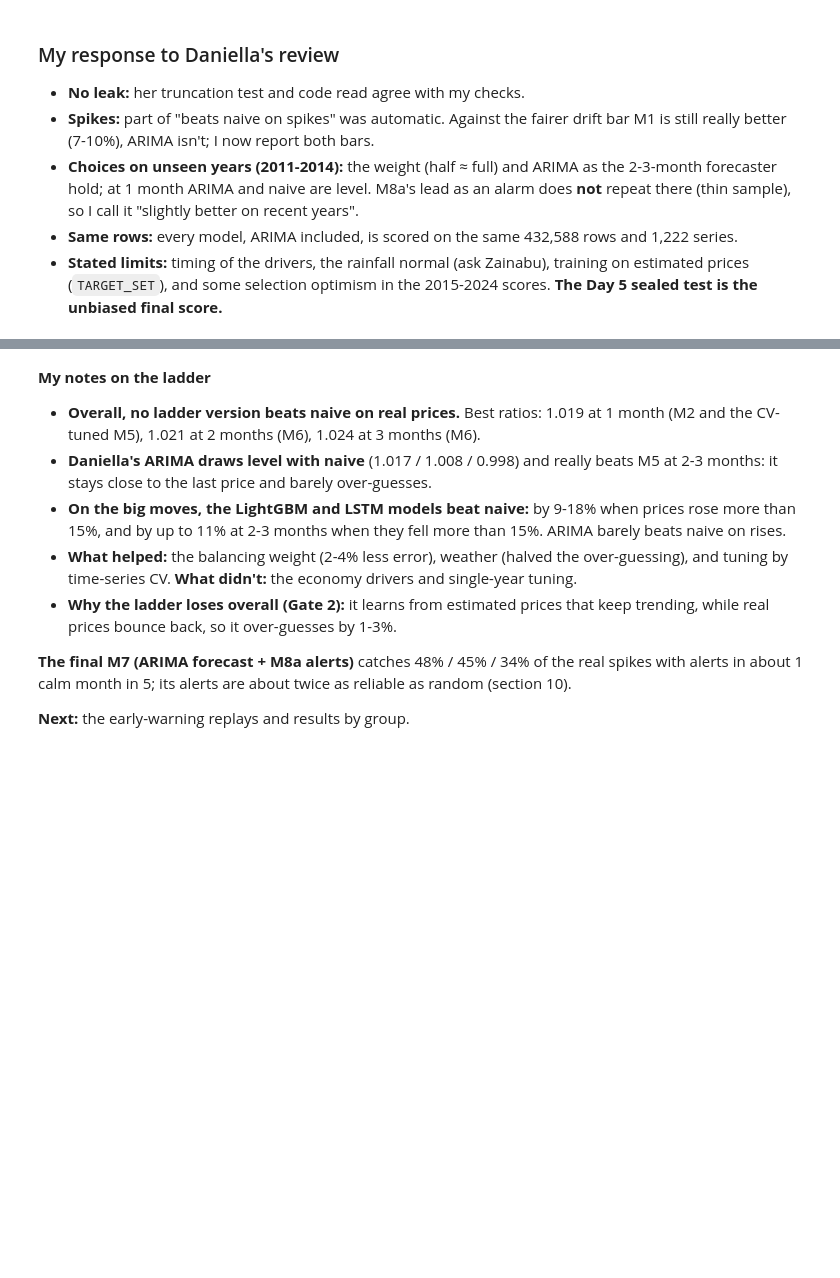
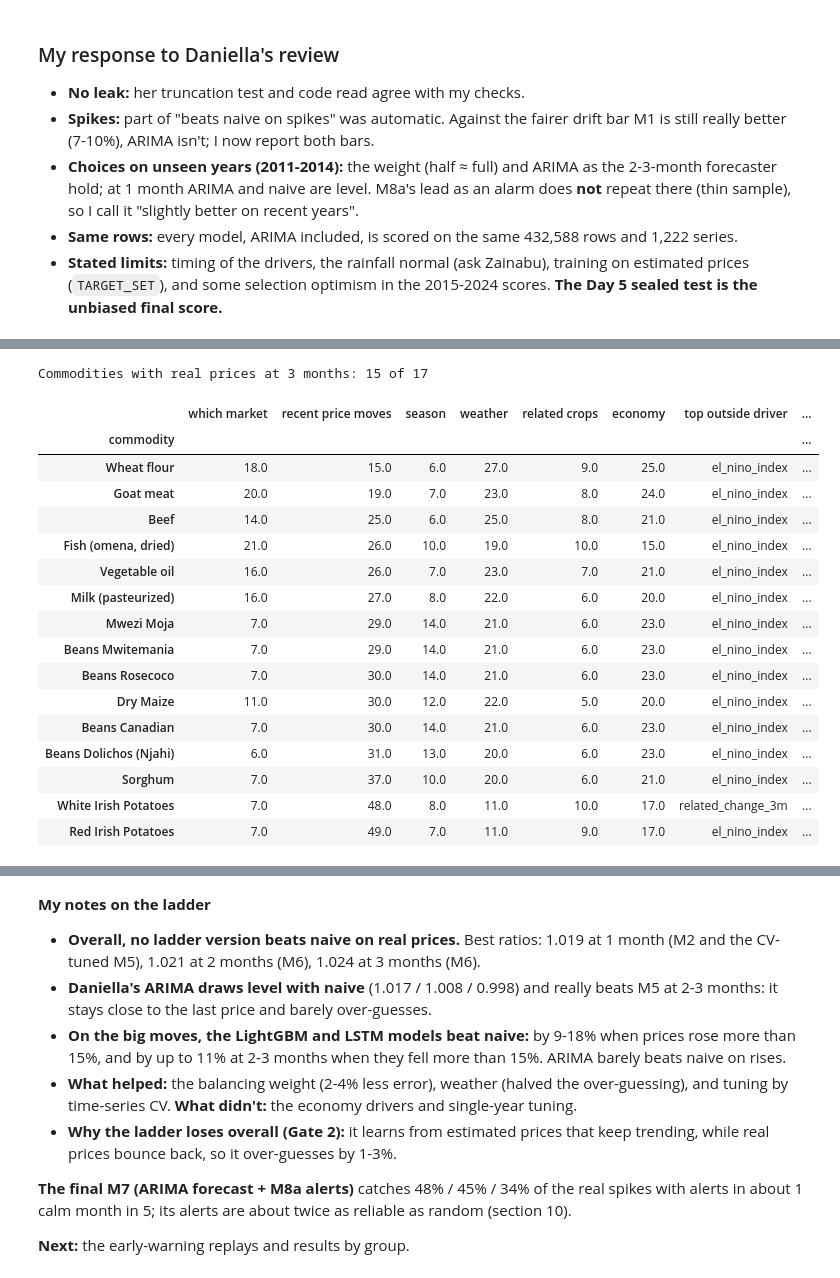
Before and after one commit to emergingleader/Soko_Radar, a Jupyter notebook: notebooks/modelling/02_model_build.ipynb, the cells around one changed output, grey strips where cells are left out. Drawn from its saved outputs; the diff is of its cells as text; code cells hidden in the pictures; blank space fills up the shorter version.

```diff
--- a/notebooks/modelling/02_model_build.ipynb
+++ b/notebooks/modelling/02_model_build.ipynb
@@ -3681,0 +3809,16 @@ print(len(DECISIONS), "decisions logged")
+# %%
+# Drivers step 3: which way each driver pushes: average SHAP when the driver is high (top 25%) minus when it is low (bottom 25%)
+OUTSIDE = DRIVER_GROUPS["weather"] + DRIVER_GROUPS["related crops"] + DRIVER_GROUPS["economy"]
+rows = []
+for h, g_rows in shap_rows.groupby("horizon"):
+    for c in ["distance_from_normal"] + OUTSIDE:
+        v = g_rows[f"value_{c}"]
+        lo, hi = v.quantile([0.25, 0.75])
+        rows.append({"driver": c, "family": GROUP_OF[c], "horizon": h,
+                     "push when high − when low (points)": g_rows.loc[v >= hi, f"shap_{c}"].mean() - g_rows.loc[v <= lo, f"shap_{c}"].mean()})
+direction = pd.DataFrame(rows).pivot_table(index=["family", "driver"], columns="horizon",
+                                           values="push when high − when low (points)", sort=False).round(2)
+average = direction[HORIZONS].mean(axis=1)
+direction["reading"] = np.where(average > 0.1, "higher → model expects bigger rises",
+                                np.where(average < -0.1, "higher → model expects smaller rises", "little effect"))
+direction
@@ -3681,0 +3850,30 @@ print(len(DECISIONS), "decisions logged")
+# %%
+# Drivers step 4: per commodity: share of M5's explanation from each family, and the outside driver it leans on most (3 months ahead)
+h3 = shap_rows[shap_rows["horizon"] == 3]
+per_crop = pd.DataFrame({g: h3[S(cols)].sum(axis=1).abs().groupby(h3["commodity"]).mean() for g, cols in DRIVER_GROUPS.items()})
+per_crop_share = per_crop.div(per_crop.sum(axis=1), axis=0) * 100
+outside_size = h3[S(OUTSIDE)].abs().groupby(h3["commodity"]).mean().set_axis(OUTSIDE, axis=1)
+per_crop_share["top outside driver"] = outside_size.idxmax(axis=1)
+per_crop_share = per_crop_share.round({g: 0 for g in DRIVER_GROUPS})
+per_crop_share["its push (points)"] = outside_size.max(axis=1).round(2)
+print("Commodities with real prices at 3 months:", h3["commodity"].nunique(), "of", targets["commodity"].nunique())
+per_crop_share.sort_values("recent price moves")
+# %% [output]
+Commodities with real prices at 3 months: 15 of 17
+|  | which market | recent price moves | season | weather | related crops | economy | top outside driver | ... |
+| commodity |  |  |  |  |  |  |  | ... |
+| Wheat flour | 18.0 | 15.0 | 6.0 | 27.0 | 9.0 | 25.0 | el_nino_index | ... |
+| Goat meat | 20.0 | 19.0 | 7.0 | 23.0 | 8.0 | 24.0 | el_nino_index | ... |
+| Beef | 14.0 | 25.0 | 6.0 | 25.0 | 8.0 | 21.0 | el_nino_index | ... |
+| Fish (omena, dried) | 21.0 | 26.0 | 10.0 | 19.0 | 10.0 | 15.0 | el_nino_index | ... |
+| Vegetable oil | 16.0 | 26.0 | 7.0 | 23.0 | 7.0 | 21.0 | el_nino_index | ... |
+| Milk (pasteurized) | 16.0 | 27.0 | 8.0 | 22.0 | 6.0 | 20.0 | el_nino_index | ... |
+| Mwezi Moja | 7.0 | 29.0 | 14.0 | 21.0 | 6.0 | 23.0 | el_nino_index | ... |
+| Beans Mwitemania | 7.0 | 29.0 | 14.0 | 21.0 | 6.0 | 23.0 | el_nino_index | ... |
+| Beans Rosecoco | 7.0 | 30.0 | 14.0 | 21.0 | 6.0 | 23.0 | el_nino_index | ... |
+| Dry Maize | 11.0 | 30.0 | 12.0 | 22.0 | 5.0 | 20.0 | el_nino_index | ... |
+| Beans Canadian | 7.0 | 30.0 | 14.0 | 21.0 | 6.0 | 23.0 | el_nino_index | ... |
+| Beans Dolichos (Njahi) | 6.0 | 31.0 | 13.0 | 20.0 | 6.0 | 23.0 | el_nino_index | ... |
+| Sorghum | 7.0 | 37.0 | 10.0 | 20.0 | 6.0 | 21.0 | el_nino_index | ... |
+| White Irish Potatoes | 7.0 | 48.0 | 8.0 | 11.0 | 10.0 | 17.0 | related_change_3m | ... |
+| Red Irish Potatoes | 7.0 | 49.0 | 7.0 | 11.0 | 9.0 | 17.0 | el_nino_index | ... |
```
Also changed, not shown: parts of 14 cells of this notebook.
